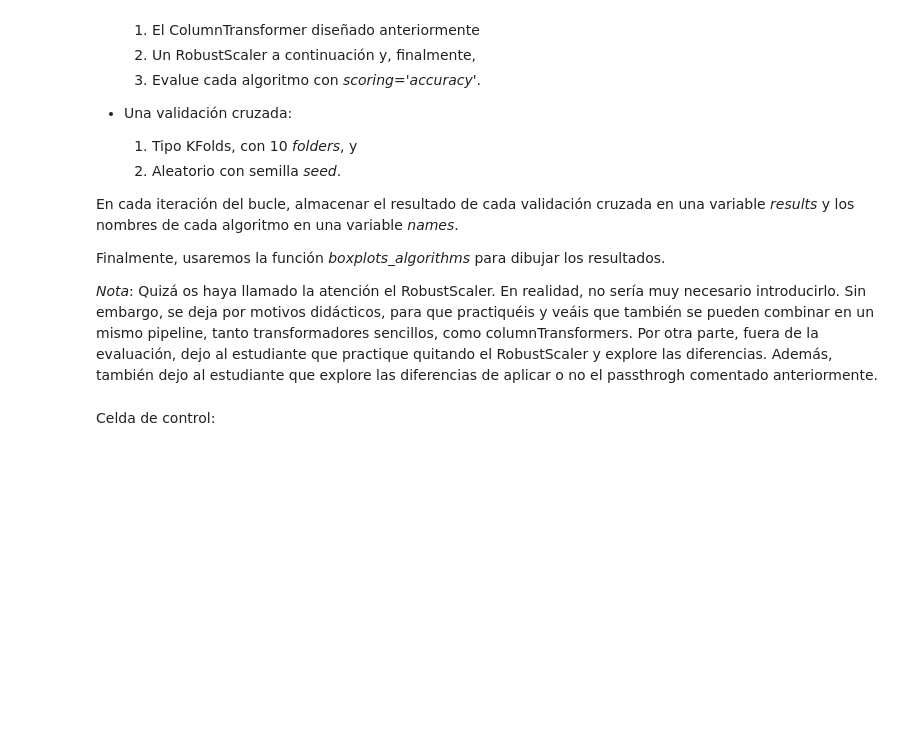
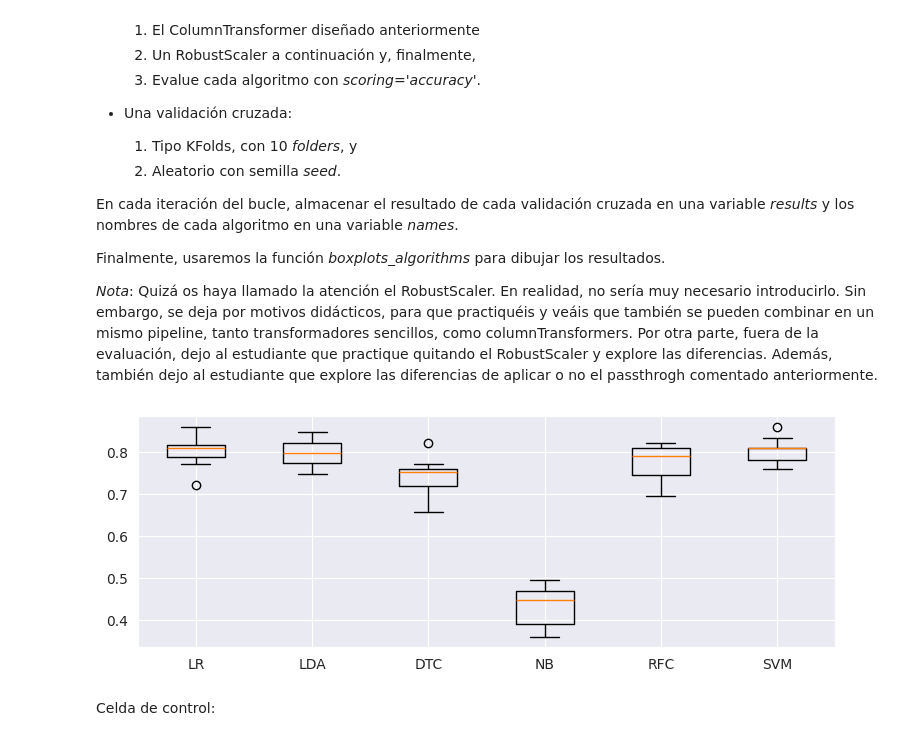
Before and after one commit to mehrerm/intro_deep_learning, a Jupyter notebook: MLParte2/ejercicio1.ipynb, the cells around one changed output. Drawn from its saved outputs; the diff is of its cells as text; code cells hidden in the pictures; blank space fills up the shorter version.

```diff
--- a/MLParte2/ejercicio1.ipynb
+++ b/MLParte2/ejercicio1.ipynb
@@ -140,0 +149,25 @@ print(col_transformer.get_feature_names_out())
+# %%
+### BEGIN SOLUTION
+
+num_cols = ['Pclass', 'Age', 'SibSp', 'Fare']
+
+sex_col = ['Sex']
+embarked_col = ['Embarked']
+parch_col = ['Parch']
+title_col = ['Title']
+
+col_transformer = ColumnTransformer(
+    transformers=[
+        ('knn_imputer', KNNImputer(n_neighbors=5, metric='nan_euclidean', weights='uniform'), num_cols),
+        ('sex_ohe', OneHotEncoder(drop='if_binary'), sex_col),
+        ('embarked_ohe', OneHotEncoder(drop='first'), embarked_col),
+        ('parch_ohe', OneHotEncoder(handle_unknown='ignore'), parch_col),
+        ('title_ohe', OneHotEncoder(categories=[['Mr', 'Mrs', 'Miss']], handle_unknown='ignore'), title_col),
+    ],
+    remainder='passthrough'
+)
+### END SOLUTION
+
+ctransformed = col_transformer.fit_transform(df)
+print(col_transformer.get_feature_names_out())
+# ctransformed[:3]
@@ -196,3 +228,25 @@ boxplots_algorithms(results, names)
+# %%
+results = []
+names = []
+
+### BEGIN SOLUTION
+kfold = KFold(n_splits=10, shuffle=True, random_state=seed)
+
+for name, model in models:
+    pipe = Pipeline(steps=[
+        ('preprocess', col_transformer),
+        ('scaler', RobustScaler()),
+        ('model', model)
+    ])
+
+    cv_results = cross_val_score(pipe, X, y, cv=kfold, scoring='accuracy')
+    results.append(cv_results)
+    names.append(name)
+### END SOLUTION
+
+boxplots_algorithms(results, names)
+# %% [output]
+[figure, added]
 # %% [markdown]
 Celda de control:
 # %%
```
Also changed, not shown: parts of 11 cells of this notebook.
